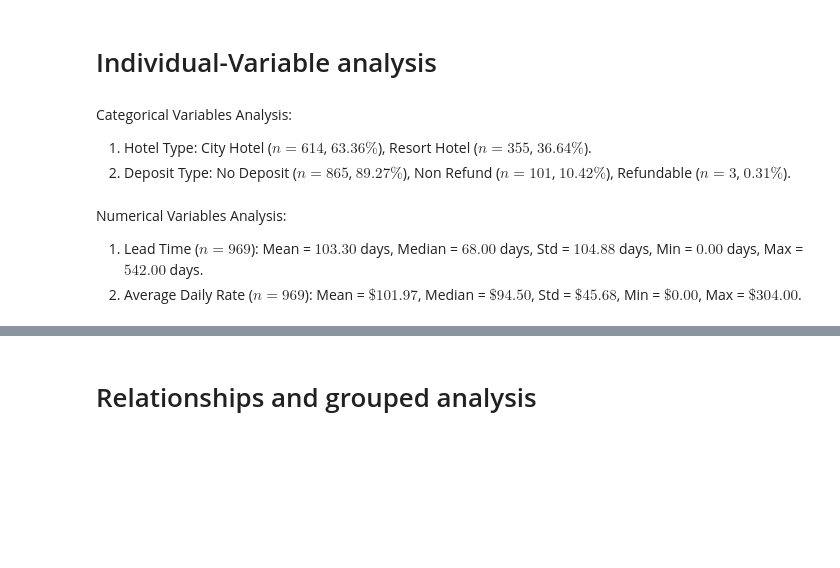
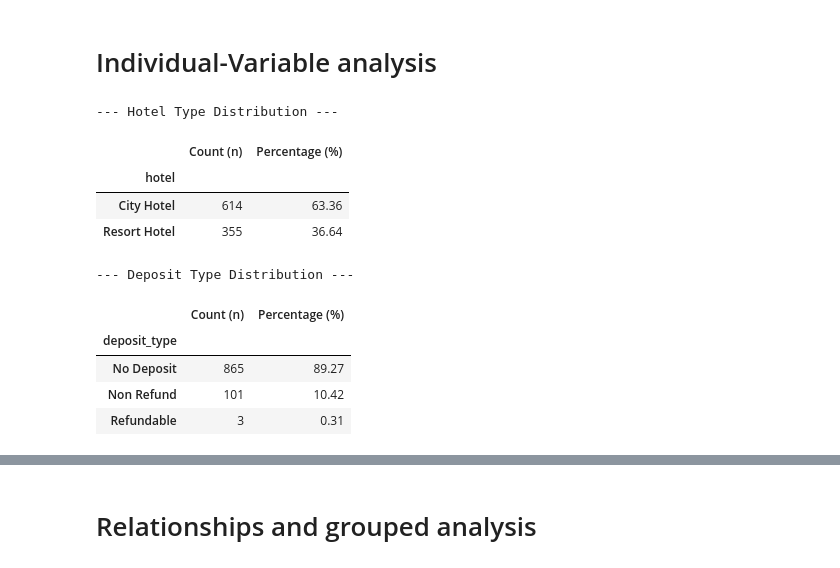
Before and after one commit to rafid213/HotelBookingProjectByMazhar, a Jupyter notebook: HoteBooking.ipynb, the cells around one changed output, grey strips where cells are left out. Cells and saved outputs as stored; diff of their text form; code cells hidden in the pictures; blank space fills up the shorter version.

```diff
--- a/HoteBooking.ipynb
+++ b/HoteBooking.ipynb
@@ -98,3 +88,29 @@ Data columns (total 20 columns):
 | **Zero Total Guests** | 3 bookings where adults + children + babies == 0. | Remove | Physically impossible booking record; cannot have zero occupants. |
 | **Zero Total Nights** | 2 bookings where weekend nights + weekday nights == 0. | Remove | Invalid reservation length; minimum stay must be at least 1 night. |
 | **Unusual Lead Times** | Maximum `lead_time` reaches 542 days. | Retain | Valid long-term advance booking behavior for resort properties. |
+# %%
+
+df_clean = df_raw.copy()
+
+
+df_clean = df_clean.drop_duplicates()
+
+
+df_clean["total_guests_chk"] = (
+    df_clean["adults"] + df_clean["children"] + df_clean["babies"]
+)
+df_clean = df_clean[df_clean["total_guests_chk"] > 0]
+df_clean = df_clean.drop(columns=["total_guests_chk"])
+
+
+df_clean["total_nights_chk"] = (
+    df_clean["stays_in_weekend_nights"] + df_clean["stays_in_week_nights"]
+)
+df_clean = df_clean[df_clean["total_nights_chk"] > 0]
+df_clean = df_clean.drop(columns=["total_nights_chk"])
+
+
+df_clean["country"] = df_clean["country"].fillna("PRT")
+
+print(f"Original shape: {df_raw.shape}")
+print(f"Cleaned shape: {df_clean.shape}")
@@ -103,10 +182,26 @@ Data columns (total 20 columns):
 # %% [markdown]
 # Individual-Variable analysis
-# %% [markdown]
-Categorical Variables Analysis:
-1. Hotel Type: City Hotel ($n = 614$, $63.36\%$), Resort Hotel ($n = 355$, $36.64\%$).
-2. Deposit Type: No Deposit ($n = 865$, $89.27\%$), Non Refund ($n = 101$, $10.42\%$), Refundable ($n = 3$, $0.31\%$).
-# %% [markdown]
-Numerical Variables Analysis:
-1. Lead Time ($n = 969$): Mean = $103.30$ days, Median = $68.00$ days, Std = $104.88$ days, Min = $0.00$ days, Max = $542.00$ days.
-2. Average Daily Rate ($n = 969$): Mean = $\$101.97$, Median = $\$94.50$, Std = $\$45.68$, Min = $\$0.00$, Max = $\$304.00$.
+# %%
+def summarize_categorical(df, col):
+    counts = df[col].value_counts()
+    pcts = df[col].value_counts(normalize=True) * 100
+    return pd.DataFrame({"Count (n)": counts, "Percentage (%)": pcts})
+
+
+print("--- Hotel Type Distribution ---")
+display(summarize_categorical(df_clean, "hotel"))
+
+print("\n--- Deposit Type Distribution ---")
+display(summarize_categorical(df_clean, "deposit_type"))
+# %% [output]
+--- Hotel Type Distribution ---
+|  | Count (n) | Percentage (%) |
+| hotel |  |  |
+| City Hotel | 614 | 63.36 |
+| Resort Hotel | 355 | 36.64 |
+--- Deposit Type Distribution ---
+|  | Count (n) | Percentage (%) |
+| deposit_type |  |  |
+| No Deposit | 865 | 89.27 |
+| Non Refund | 101 | 10.42 |
+| Refundable | 3 | 0.31 |
```
Also changed, not shown: parts of 8 cells of this notebook.
